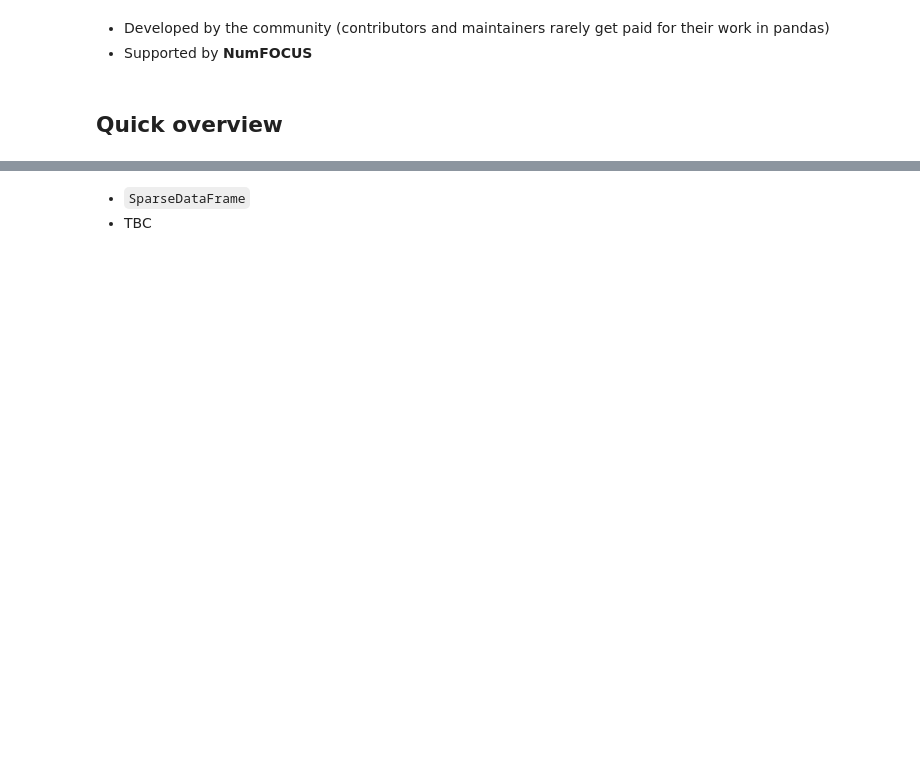
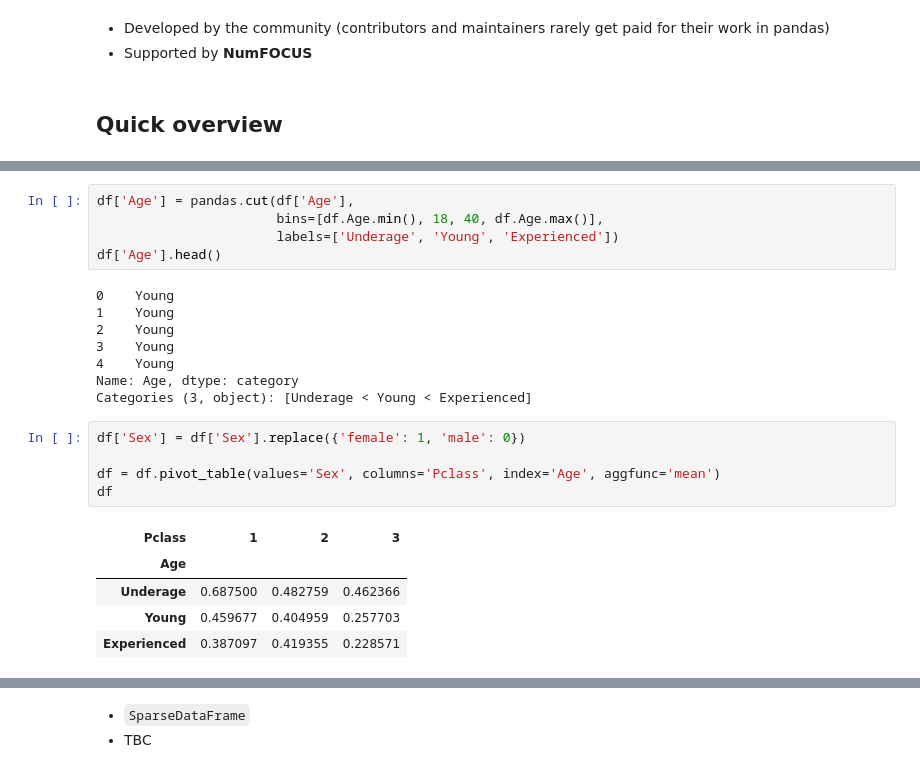
Before and after one commit to JoeZhao84/towards_pandas_1, a Jupyter notebook: Towards pandas 1.0.ipynb, the cells around one changed output, grey strips where cells are left out. Drawn from its saved outputs; the diff is of its cells as text; blank space fills up the shorter version.

```diff
--- a/Towards pandas 1.0.ipynb
+++ b/Towards pandas 1.0.ipynb
@@ -38,0 +73,24 @@ Marc Garcia - @datapythonista
+# %%
+df['Age'] = pandas.cut(df['Age'],
+                       bins=[df.Age.min(), 18, 40, df.Age.max()],
+                       labels=['Underage', 'Young', 'Experienced'])
+df['Age'].head()
+# %% [output]
+0    Young
+1    Young
+2    Young
+3    Young
+4    Young
+Name: Age, dtype: category
+Categories (3, object): [Underage < Young < Experienced]
+# %%
+df['Sex'] = df['Sex'].replace({'female': 1, 'male': 0})
+
+df = df.pivot_table(values='Sex', columns='Pclass', index='Age', aggfunc='mean')
+df
+# %% [output]
+| Pclass | 1 | 2 | 3 |
+| Age |  |  |  |
+| Underage | 0.687500 | 0.482759 | 0.462366 |
+| Young | 0.459677 | 0.404959 | 0.257703 |
+| Experienced | 0.387097 | 0.419355 | 0.228571 |
```
Also changed, not shown: parts of 28 cells of this notebook, 1 other file.
